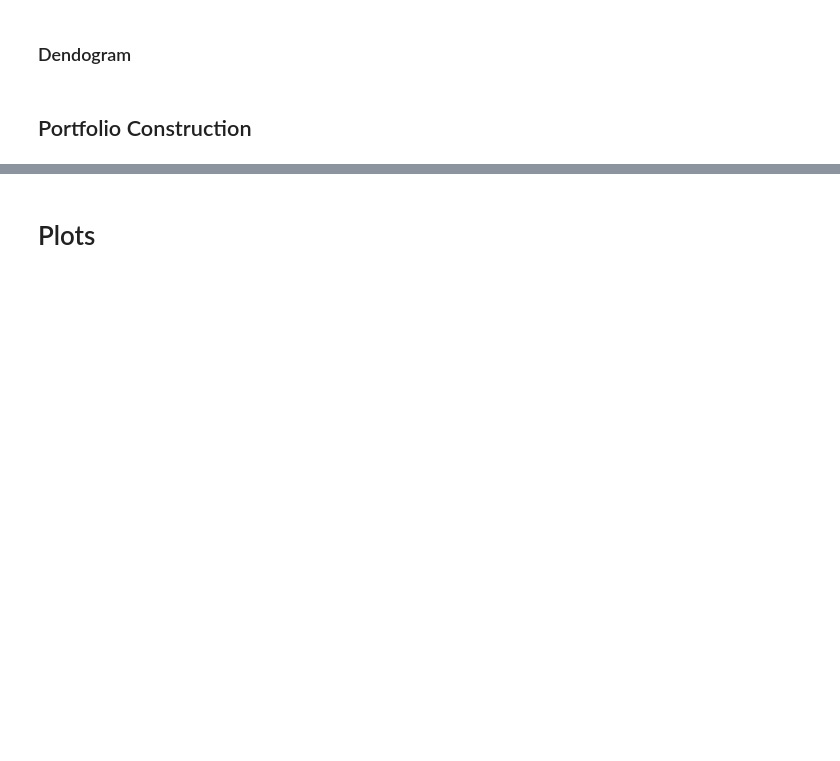
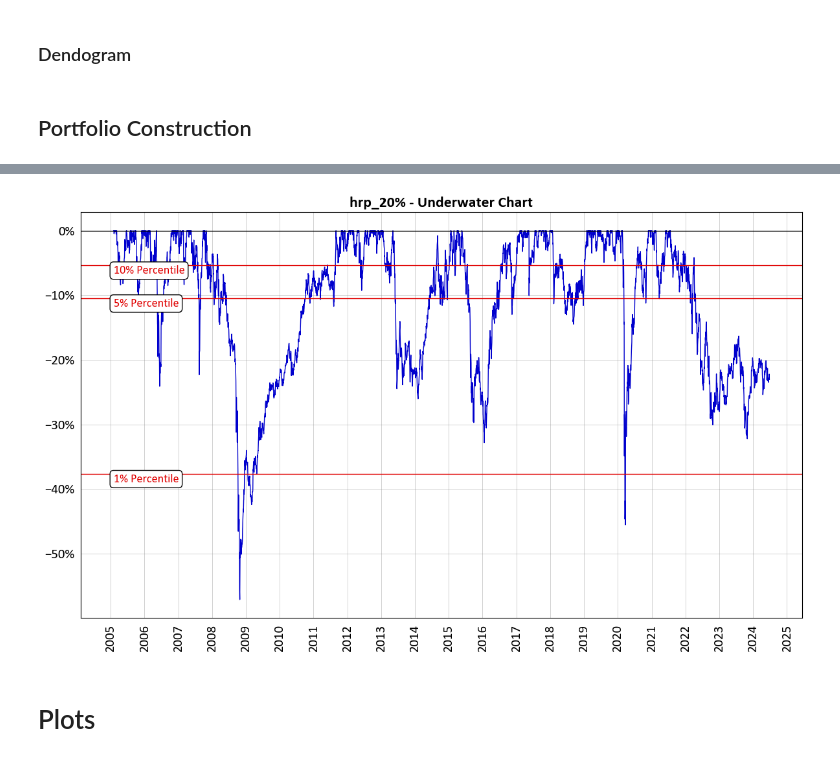
Before and after one commit to sambacode/asset_allocation, a Jupyter notebook: project.ipynb, the cells around one changed output, grey strips where cells are left out. Saved outputs shown, nothing was run; the diff lists cells and outputs as text; code cells hidden in the pictures; blank space fills up the shorter version.

```diff
--- a/project.ipynb
+++ b/project.ipynb
@@ -451,5 +305,7 @@ perf_trackers.plot_drawdowns("ivp", show_chart=True)
 # %%
-perf_trackers.plot_underwater("ivp", show_chart=True)
+perf_trackers.plot_underwater("hrp_20%", show_chart=True)
+# %% [output]
+[figure, added]
 # %% [markdown]
 # Plots
 # %% [markdown]
```
Also changed, not shown: parts of 23 cells of this notebook, 2 other files.
